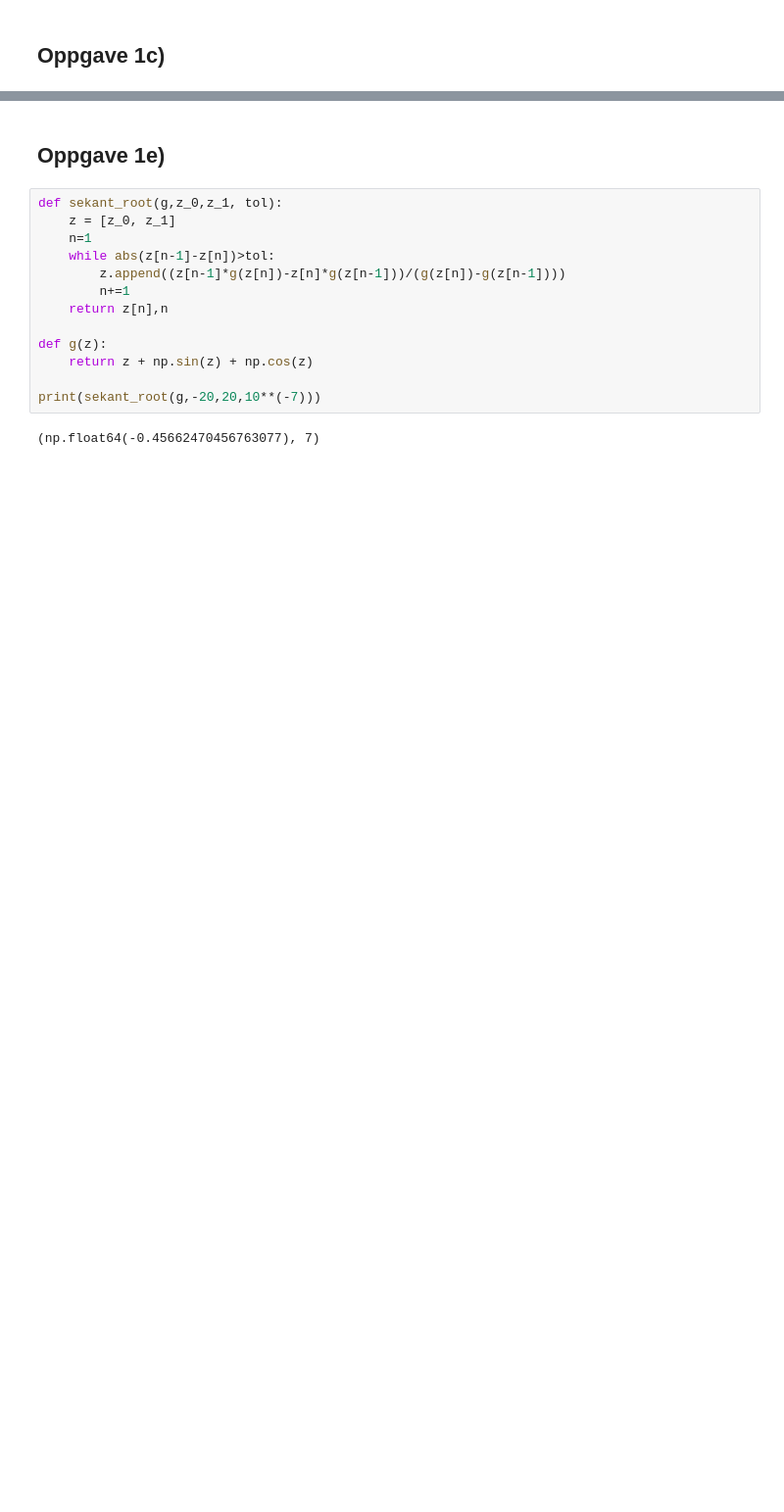
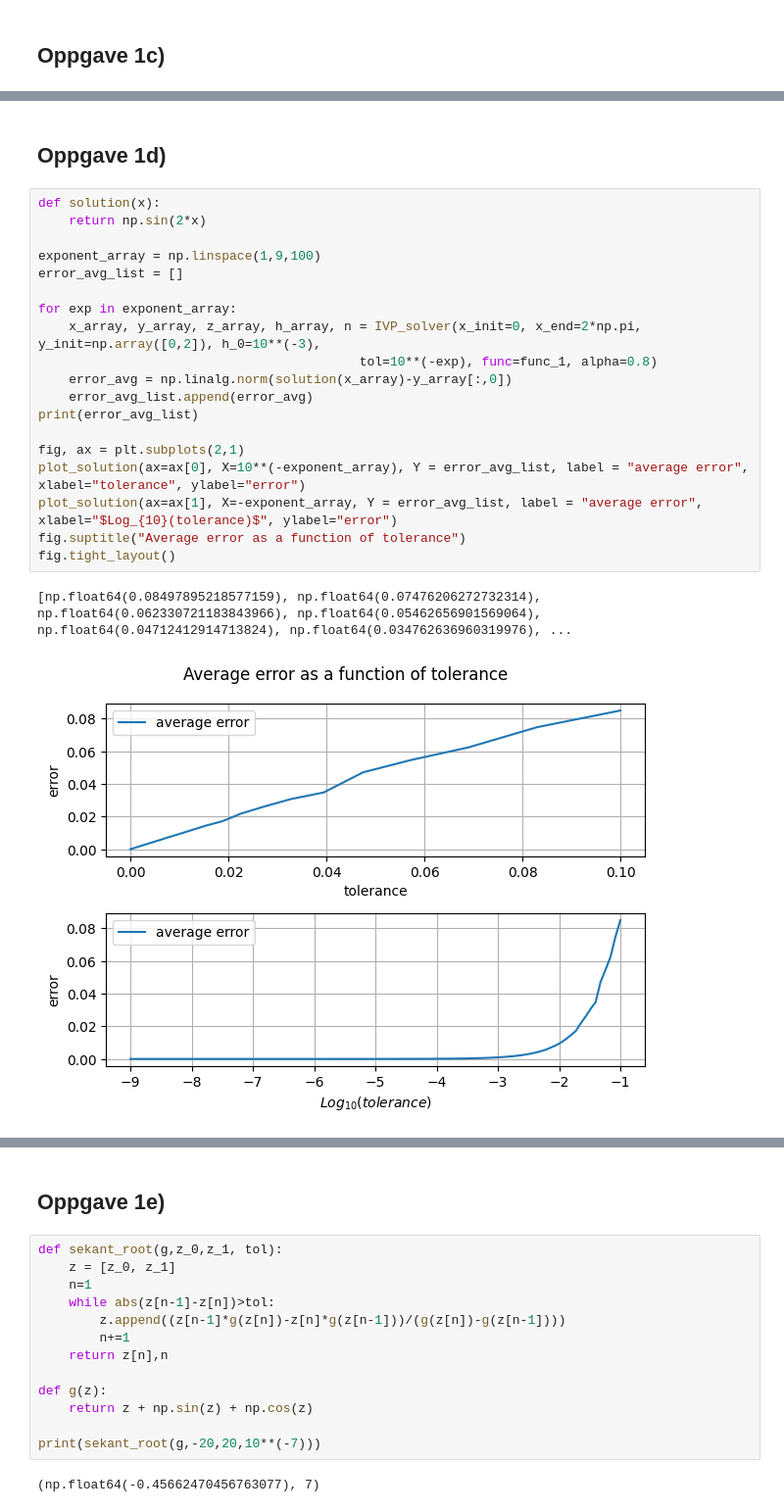
Before and after one commit to KristofferEide06/usadel-bvp-solvers, a Jupyter notebook: temp/jenskrøll_superlocked.ipynb, the cells around one changed output, grey strips where cells are left out. Shown at 98% size. Cells and saved outputs as stored; diff of their text form; blank space fills up the shorter version.

```diff
--- a/temp/jenskrøll_superlocked.ipynb
+++ b/temp/jenskrøll_superlocked.ipynb
@@ -50,0 +66,24 @@ print(np.average(h_array),n)
+# %% [markdown]
+## Oppgave 1d)
+# %%
+def solution(x):
+    return np.sin(2*x)
+
+exponent_array = np.linspace(1,9,100)
+error_avg_list = []
+
+for exp in exponent_array:
+    x_array, y_array, z_array, h_array, n = IVP_solver(x_init=0, x_end=2*np.pi, y_init=np.array([0,2]), h_0=10**(-3),
+                                          tol=10**(-exp), func=func_1, alpha=0.8)
+    error_avg = np.linalg.norm(solution(x_array)-y_array[:,0])
+    error_avg_list.append(error_avg)
+print(error_avg_list)
+
+fig, ax = plt.subplots(2,1)
+plot_solution(ax=ax[0], X=10**(-exponent_array), Y = error_avg_list, label = "average error", xlabel="tolerance", ylabel="error")
+plot_solution(ax=ax[1], X=-exponent_array, Y = error_avg_list, label = "average error", xlabel="$Log_{10}(tolerance)$", ylabel="error")
+fig.suptitle("Average error as a function of tolerance")
+fig.tight_layout()
+# %% [output]
+[np.float64(0.08497895218577159), np.float64(0.07476206272732314), np.float64(0.062330721183843966), np.float64(0.05462656901569064), np.float64(0.04712412914713824), np.float64(0.034762636960319976), ...
+[figure, added]
```
Also changed, not shown: parts of 5 cells of this notebook.
